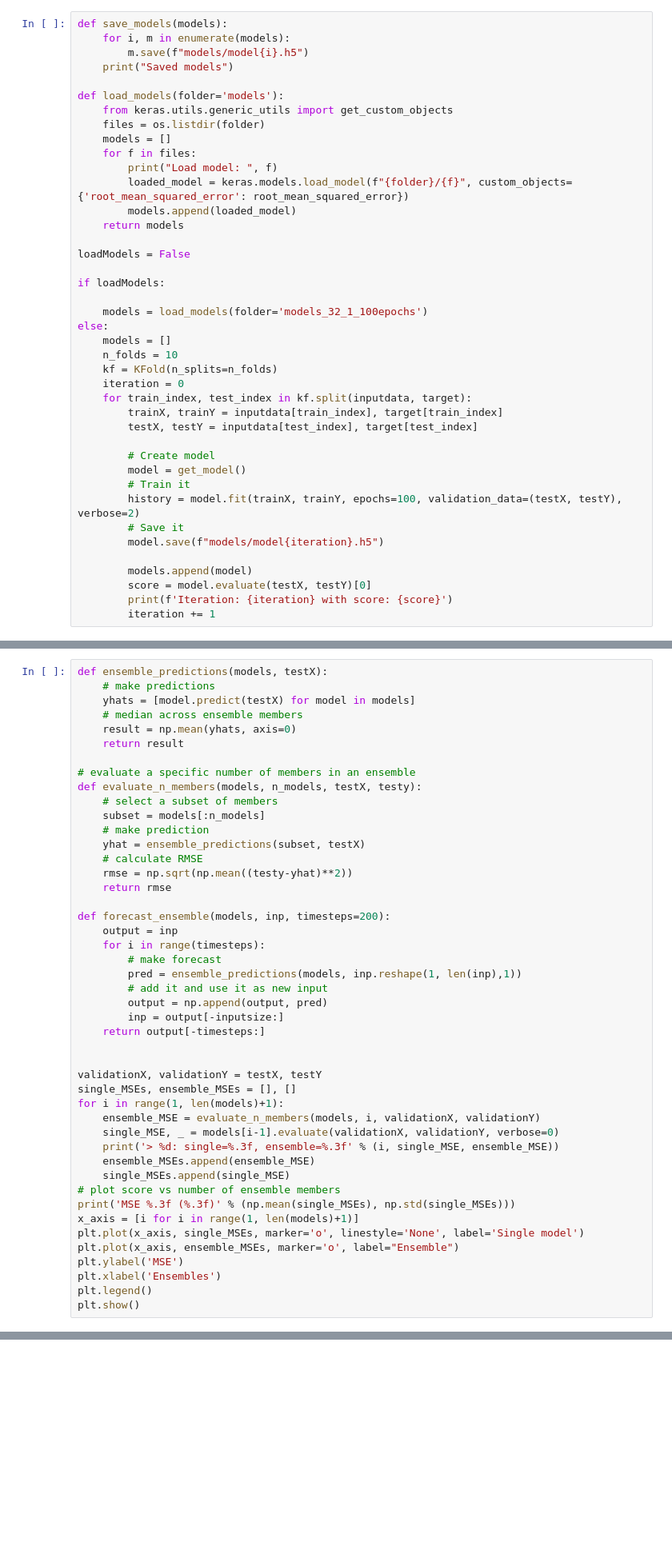
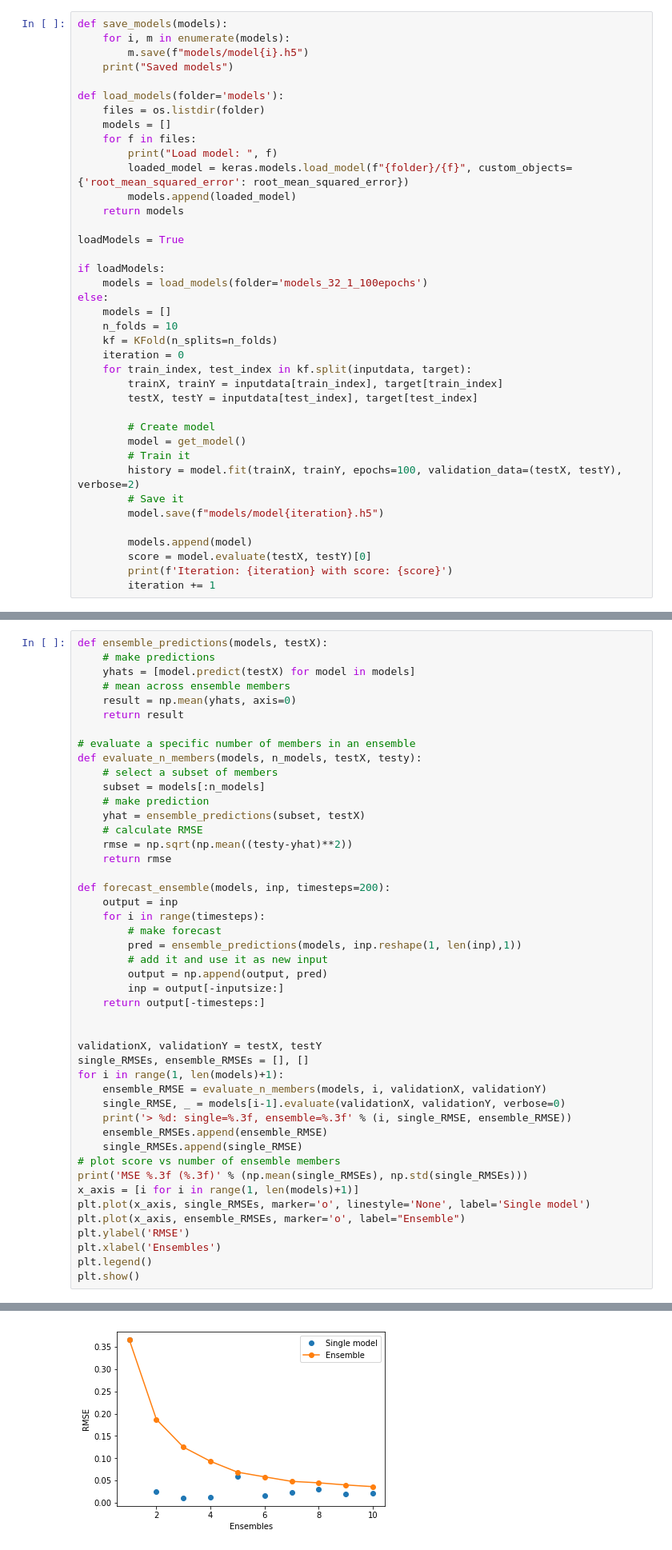
Before and after one commit to HansBambel/DeepLearning2019, a Jupyter notebook: Assignment2/timeseriesPrediction.ipynb, the cells around one changed output, grey strips where cells are left out. Shown at 80% size. Saved outputs shown, nothing was run; the diff lists cells and outputs as text; blank space fills up the shorter version.

```diff
--- a/Assignment2/timeseriesPrediction.ipynb
+++ b/Assignment2/timeseriesPrediction.ipynb
@@ -168,7 +167,6 @@ def save_models(models):
     print("Saved models")
 
 def load_models(folder='models'):
-    from keras.utils.generic_utils import get_custom_objects
     files = os.listdir(folder)
     models = []
     for f in files:
@@ -177,10 +175,9 @@ def load_models(folder='models'):
         models.append(loaded_model)
     return models
 
-loadModels = False
+loadModels = True
 
 if loadModels:
-
     models = load_models(folder='models_32_1_100epochs')
 else:
     models = []
@@ -224,7 +214,7 @@ Epoch 2/100
 def ensemble_predictions(models, testX):
     # make predictions
     yhats = [model.predict(testX) for model in models]
-    # median across ensemble members
+    # mean across ensemble members
     result = np.mean(yhats, axis=0)
     return result
 
@@ -250,19 +240,20 @@ def forecast_ensemble(models, inp, timesteps=200):
 
 
 validationX, validationY = testX, testY
-single_MSEs, ensemble_MSEs = [], []
+single_RMSEs, ensemble_RMSEs = [], []
 for i in range(1, len(models)+1):
-    ensemble_MSE = evaluate_n_members(models, i, validationX, validationY)
-    single_MSE, _ = models[i-1].evaluate(validationX, validationY, verbose=0)
-    print('> %d: single=%.3f, ensemble=%.3f' % (i, single_MSE, ensemble_MSE))
-    ensemble_MSEs.append(ensemble_MSE)
-    single_MSEs.append(single_MSE)
+    ensemble_RMSE = evaluate_n_members(models, i, validationX, validationY)
+    single_RMSE, _ = models[i-1].evaluate(validationX, validationY, verbose=0)
+    print('> %d: single=%.3f, ensemble=%.3f' % (i, single_RMSE, ensemble_RMSE))
+    ensemble_RMSEs.append(ensemble_RMSE)
+    single_RMSEs.append(single_RMSE)
 # plot score vs number of ensemble members
-print('MSE %.3f (%.3f)' % (np.mean(single_MSEs), np.std(single_MSEs)))
+print('MSE %.3f (%.3f)' % (np.mean(single_RMSEs), np.std(single_RMSEs)))
 x_axis = [i for i in range(1, len(models)+1)]
-plt.plot(x_axis, single_MSEs, marker='o', linestyle='None', label='Single model')
-plt.plot(x_axis, ensemble_MSEs, marker='o', label="Ensemble")
-plt.ylabel('MSE')
+plt.plot(x_axis, single_RMSEs, marker='o', linestyle='None', label='Single model')
+plt.plot(x_axis, ensemble_RMSEs, marker='o', label="Ensemble")
+plt.ylabel('RMSE')
 plt.xlabel('Ensembles')
 plt.legend()
 plt.show()
+# %% [output]
@@ -269,2 +271,3 @@ plt.show()
+[figure, added]
 # %%
 # get the best models and use these as ensemble
```
Also changed, not shown: parts of 8 cells of this notebook.
